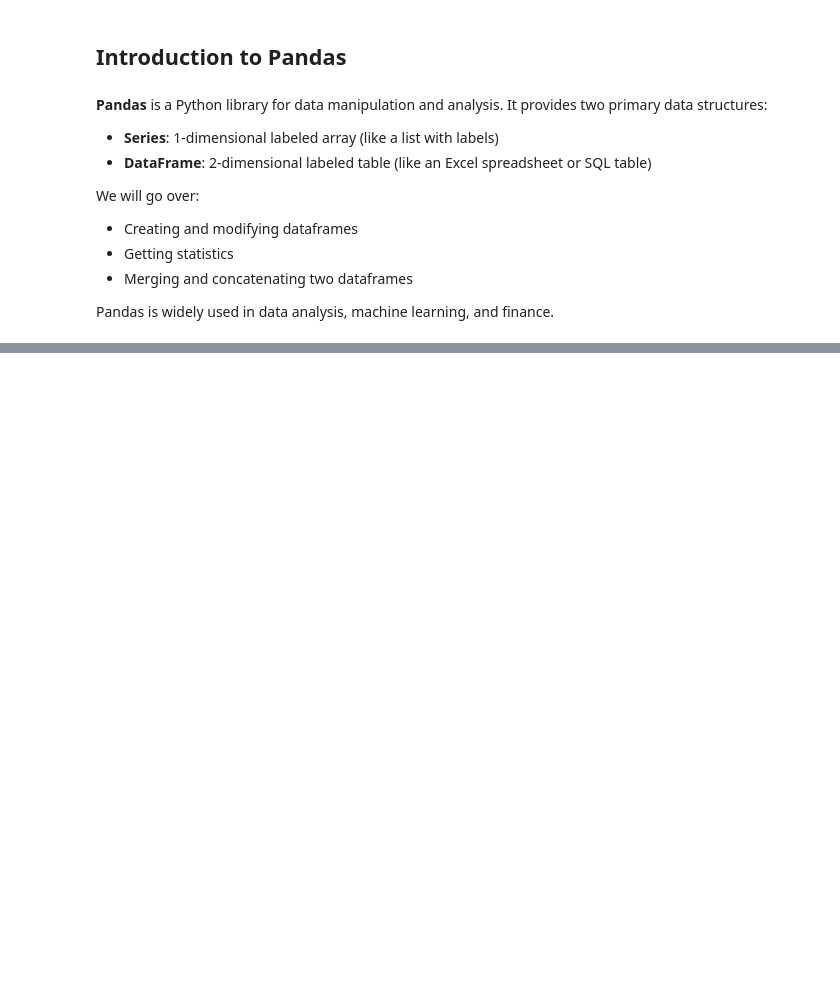
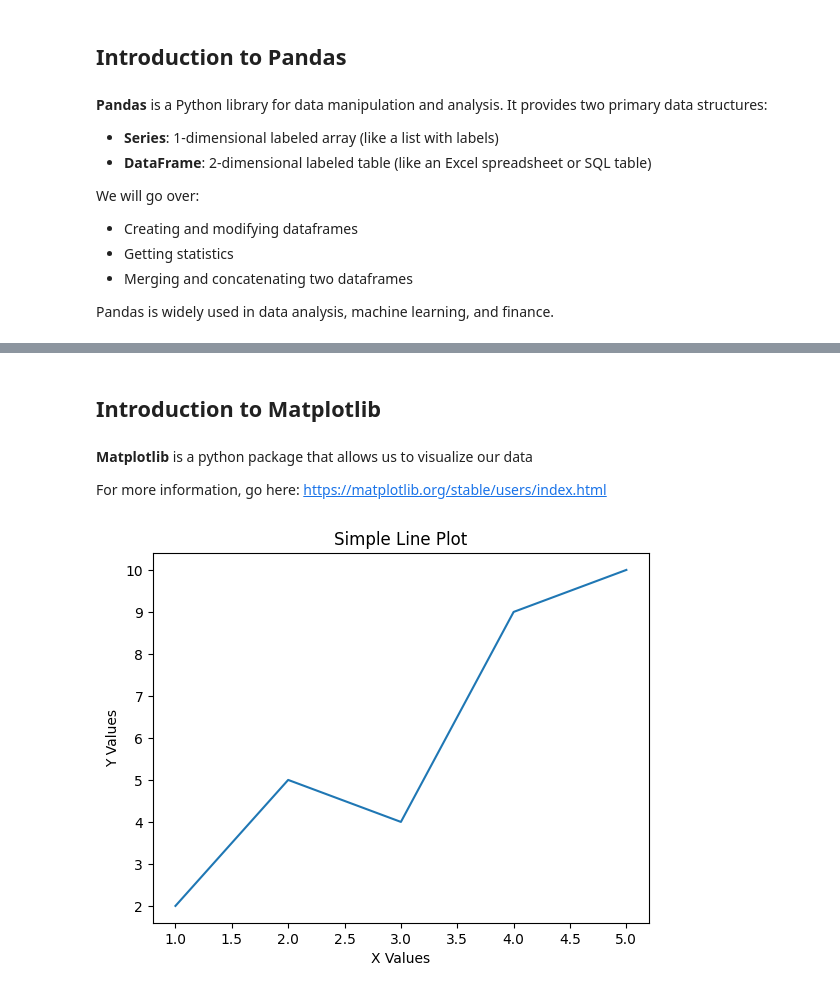
Before and after one commit to MichaelHeege/CAS-API-Presentation, a Jupyter notebook: Intro-To-Python.ipynb, the cells around one changed output, grey strips where cells are left out. Drawn from its saved outputs; the diff is of its cells as text; code cells hidden in the pictures; blank space fills up the shorter version.

Commit message:
Added matplotlib demo

```diff
--- a/Intro-To-Python.ipynb
+++ b/Intro-To-Python.ipynb
@@ -842,0 +587,6 @@ df_concat_rows
+# %% [markdown]
+## Introduction to Matplotlib
+# %% [markdown]
+**Matplotlib** is a python package that allows us to visualize our data
+
+For more information, go here: https://matplotlib.org/stable/users/index.html
@@ -842,0 +595,18 @@ df_concat_rows
+# %%
+# Example line plot
+
+x = [1, 2, 3, 4, 5]
+y = [2, 5, 4, 9, 10]
+
+# Create a line plot
+plt.plot(x, y)
+
+# Add labels and a title
+plt.xlabel("X Values")
+plt.ylabel("Y Values")
+plt.title("Simple Line Plot")
+
+# Display the plot
+plt.show()
+# %% [output]
+[figure, added]
```
Also changed, not shown: parts of 59 cells of this notebook.
